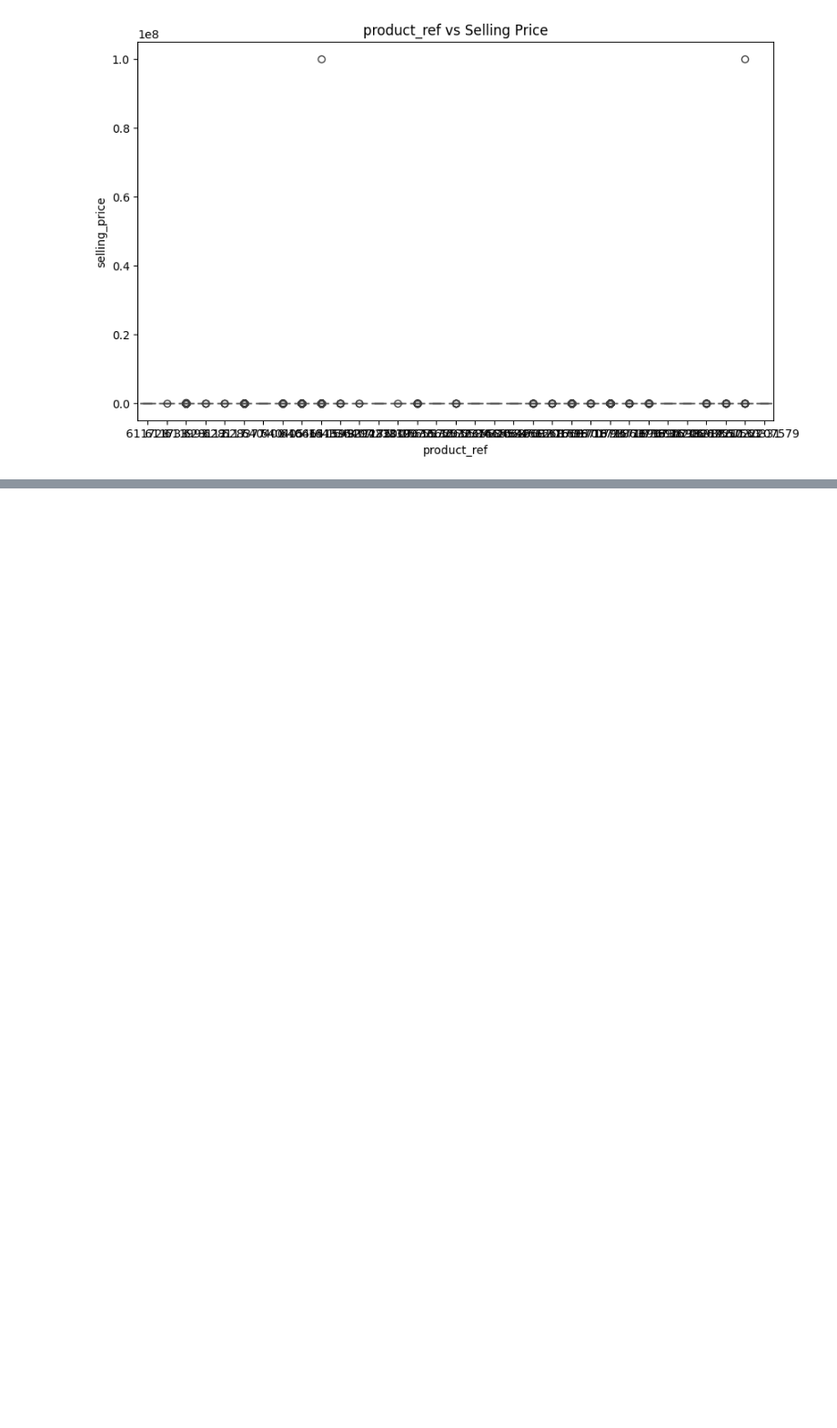
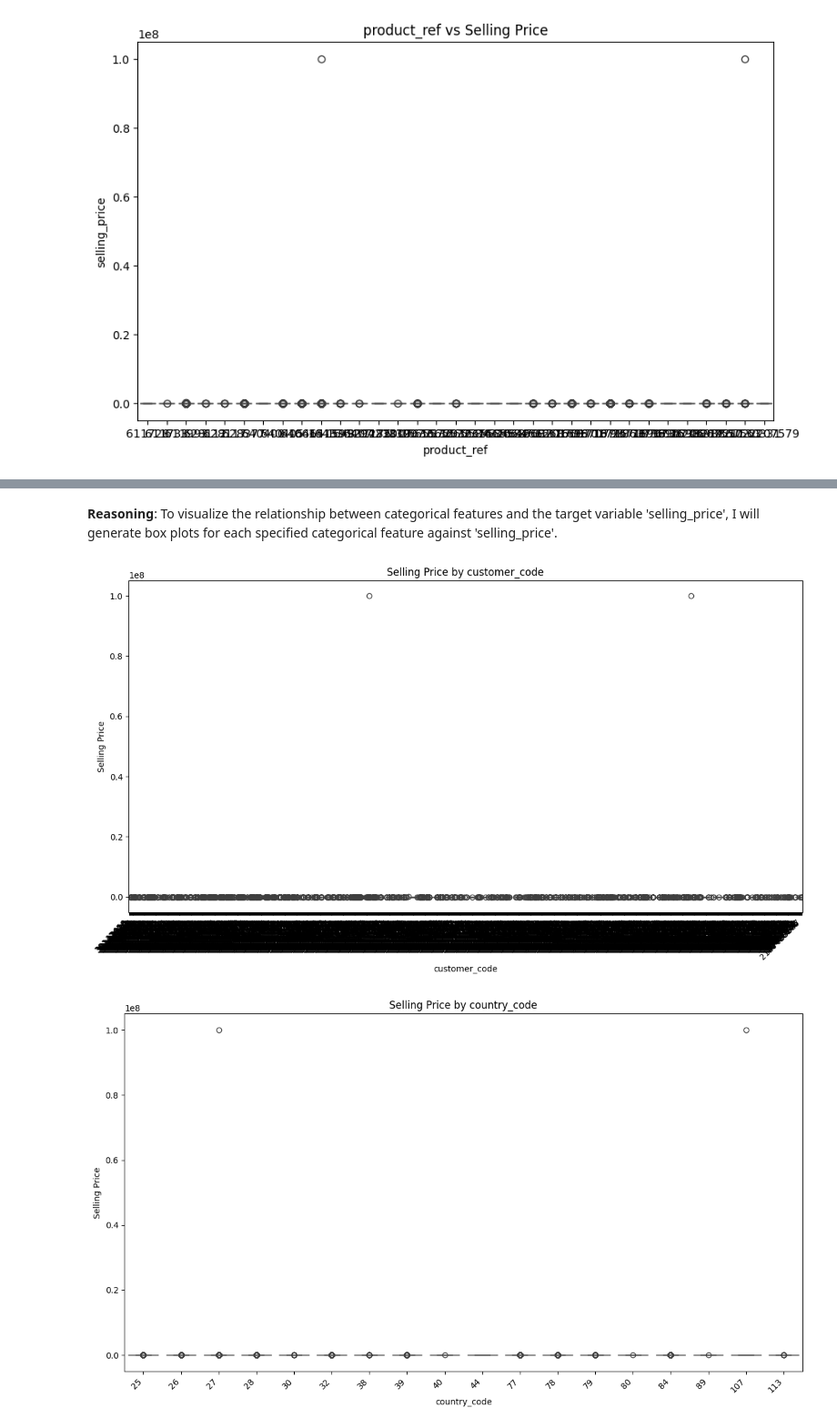
Before and after one commit to Shyams728/copper_ml_project, a Jupyter notebook: industrial_copper_modeling_data_cleaning.ipynb, the cells around one changed output, grey strips where cells are left out. Shown at 91% size. Cells and saved outputs as stored; diff of their text form; code cells hidden in the pictures; blank space fills up the shorter version.

```diff
--- a/industrial_copper_modeling_data_cleaning.ipynb
+++ b/industrial_copper_modeling_data_cleaning.ipynb
@@ -431,0 +577,18 @@ print(f'Classification Accuracy: {accuracy_score(y_test_class, y_pred_class)}')
+# %% [markdown]
+**Reasoning**:
+To visualize the relationship between categorical features and the target variable 'selling_price', I will generate box plots for each specified categorical feature against 'selling_price'.
+# %%
+categorical_features = ['customer_code', 'country_code', 'application', 'item_type', 'status', 'product_ref']
+
+for feature in categorical_features:
+    plt.figure(figsize=(12, 7))
+    sns.boxplot(x=cleaned_df[feature], y=cleaned_df['selling_price'])
+    plt.title(f'Selling Price by {feature}')
+    plt.xlabel(feature)
+    plt.ylabel('Selling Price')
+    plt.xticks(rotation=45, ha='right')
+    plt.tight_layout()
+    plt.show()
+# %% [output]
+[figure, added]
+[figure, added]
```
Also changed, not shown: parts of 26 cells of this notebook.
